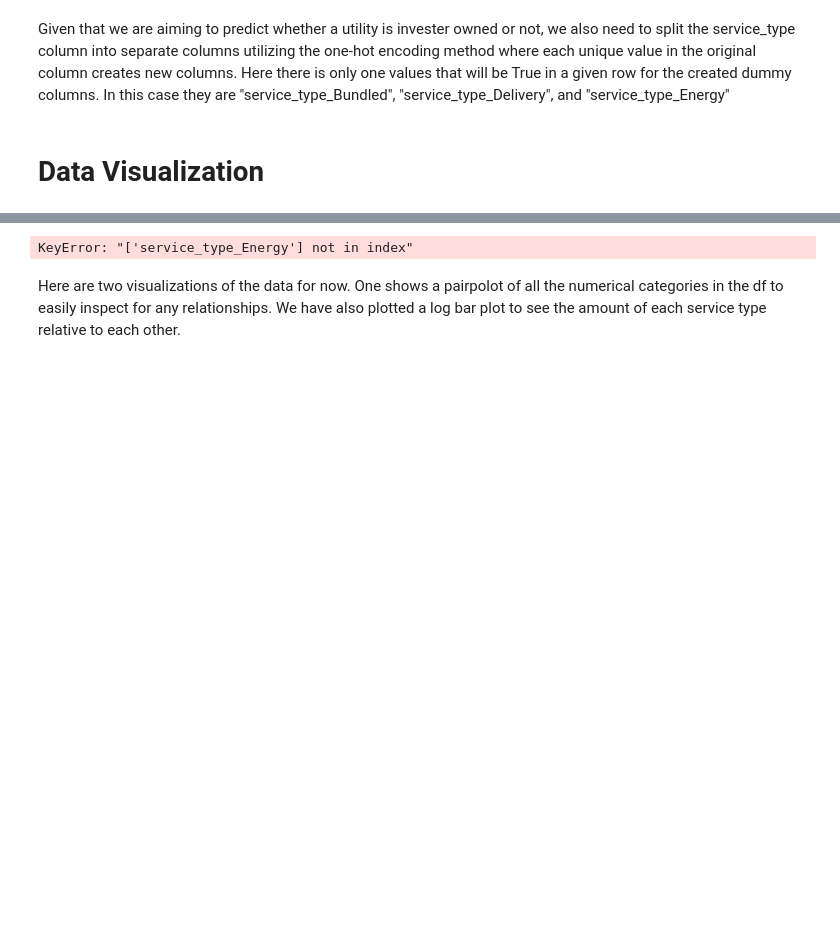
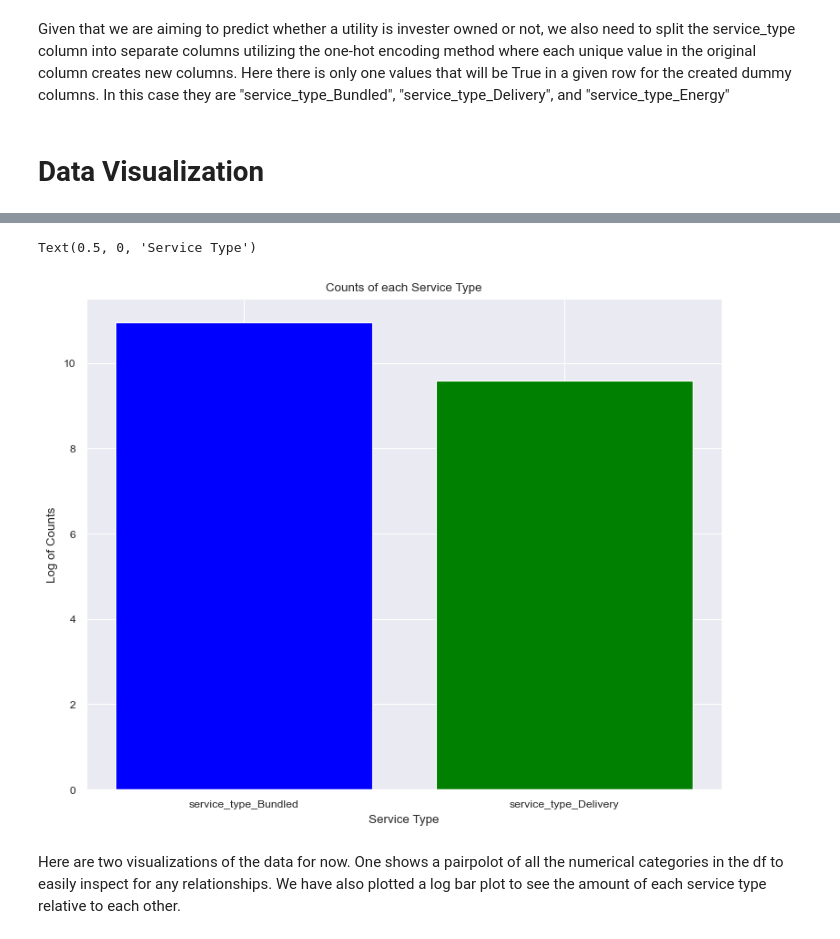
Before and after one commit to jorgevaz47/CST383_DS_Project, a Jupyter notebook: DS_Project.ipynb, the cells around one changed output, grey strips where cells are left out. Cells and saved outputs as stored; diff of their text form; code cells hidden in the pictures; blank space fills up the shorter version.

```diff
--- a/DS_Project.ipynb
+++ b/DS_Project.ipynb
@@ -254,11 +262,13 @@ sns.pairplot(data=df, kind='scatter', height=2.8, aspect=0.8)
 # %%
-service_counts = df[["service_type_Bundled", "service_type_Delivery", "service_type_Energy"]].sum()
-plt.bar(service_counts.index, np.log(service_counts.values), color=["blue", "green", "red"])
+# "service_type_energy" was removed from bar plot due to being dropped during preprocessing zeroing (causing error)
+service_counts = df[["service_type_Bundled", "service_type_Delivery"]].sum()
+plt.bar(service_counts.index, np.log(service_counts.values), color=["blue", "green"])
 plt.title("Counts of each Service Type")
 plt.ylabel("Log of Counts")
 plt.xlabel("Service Type")
 # %% [output]
-KeyError: "['service_type_Energy'] not in index"
+Text(0.5, 0, 'Service Type')
+[figure, added]
 # %% [markdown]
 Here are two visualizations of the data for now. One shows a pairpolot of all the numerical categories in the df to easily inspect for any relationships. We have also plotted a log bar plot to see the amount of each service type relative to each other.
 # %% [markdown]
```
Also changed, not shown: parts of 8 cells of this notebook.
